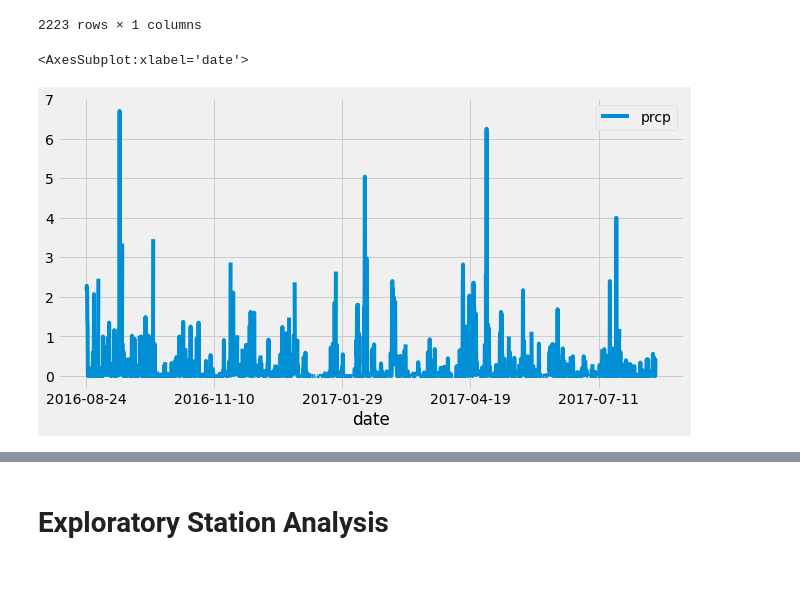
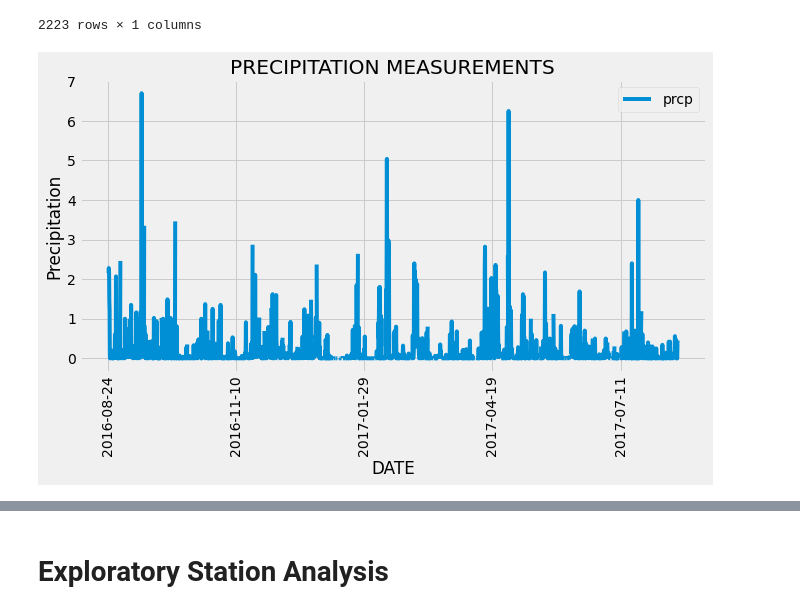
Before and after one commit to dorisakpovwa/Sqlalchemy-challenge, a Jupyter notebook: climate.ipynb, the cells around one changed output, grey strips where cells are left out. Cells and saved outputs as stored; diff of their text form; code cells hidden in the pictures; blank space fills up the shorter version.

```diff
--- a/climate.ipynb
+++ b/climate.ipynb
@@ -90,18 +80,19 @@ recentdate
 date = dt.datetime(2017, 8, 23)
 # Calculate the date one year from the last date in data set.
 
-lastdate_l= dt.datetime(2017, 8, 23) - dt.timedelta(days=365)
-lastdate_l
+pst_year= dt.datetime(2017, 8, 23) - dt.timedelta(days=365)
+pst_year
 # Perform a query to retrieve the date and precipitation scores
-date_prec = session.query(measurement.date, measurement.prcp).filter(measurement.date>= lastdate_l).all()
-date_prec
+date_precp = session.query(measurement.date, measurement.prcp).filter(measurement.date>= pst_year).all()
+date_precp
+
 # Save the query results as a Pandas DataFrame and set the index to the date column
+date_precp_df =pd.DataFrame(date_precp)
+date_precp_df.set_index('date', inplace=True)
 
-date_prec_df =pd.DataFrame(date_prec)
-date_prec_df.set_index('date', inplace=True)
 # Sort the dataframe by date
-date_prec_df.sort_index(inplace=True)
-date_prec_df
+date_precp_df.sort_index(inplace=True)
+date_precp_df
 # %% [output]
 |  | prcp |
 | date |  |
@@ -119,17 +110,14 @@ date_prec_df
 2223 rows × 1 columns
 # %%
 # Use Pandas Plotting with Matplotlib to plot the data
-
-date_prec_df.plot(figsize=(10, 5))
-
-## Plot the Results in a Matplotlib bar chart
-##df = pd.DataFrame(may_averages, columns=['stock', 'open_avg', 'high_avg', 'low_avg', 'close_avg'])
-##df.set_index('stock', inplace=True)
-##df.plot.bar()
-##plt.tight_layout()
+# Plot the Results in a Matplotlib bar chart
+date_precp_df.plot(figsize=(10, 5))
+plt.title('PRECIPITATION MEASUREMENT')
+plt.xlabel('DATE')
+plt.xticks(rotation=90)
+plt.ylabel('Precipitation')
 ##plt.show()
 # %% [output]
-<AxesSubplot:xlabel='date'>
-[figure, old version]
+[figure, new version]
 # %%
 # Use Pandas to calcualte the summary statistics for the precipitation data
```
Also changed, not shown: parts of 10 cells of this notebook.
